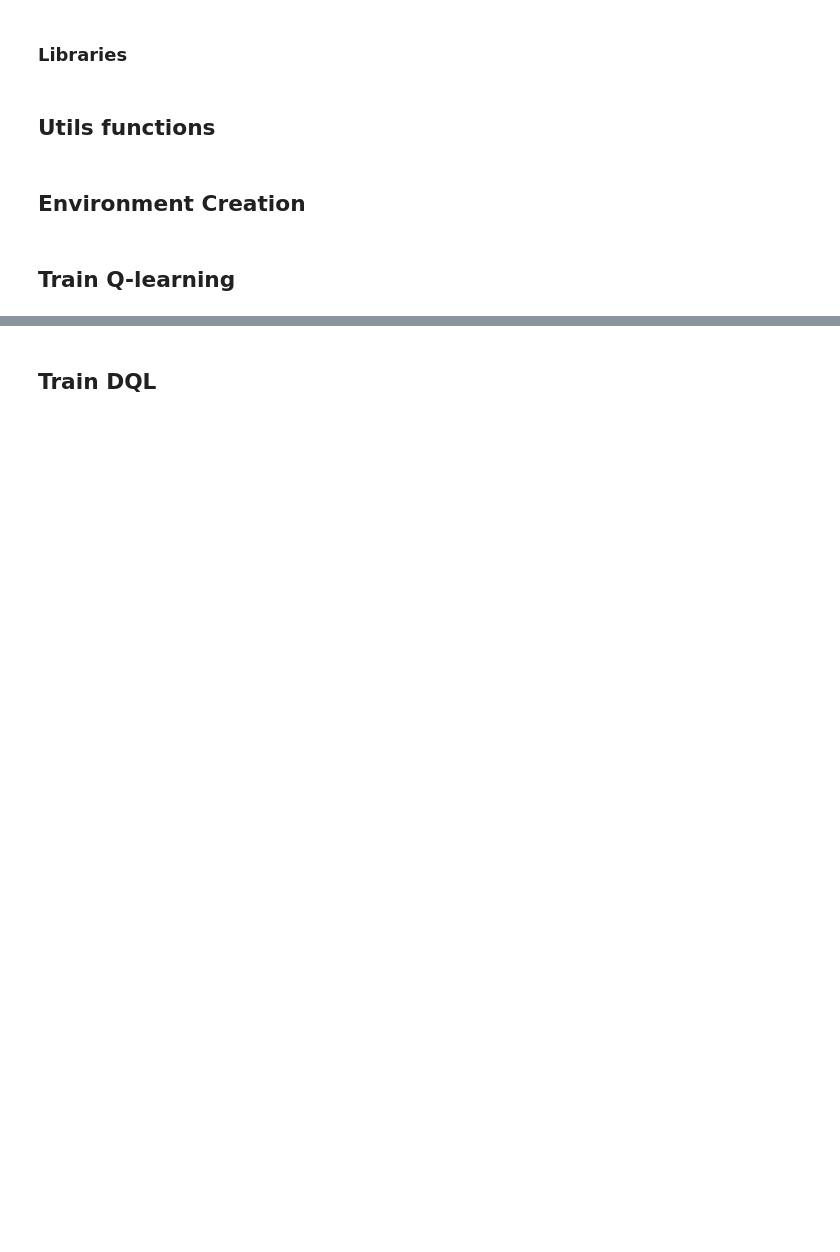
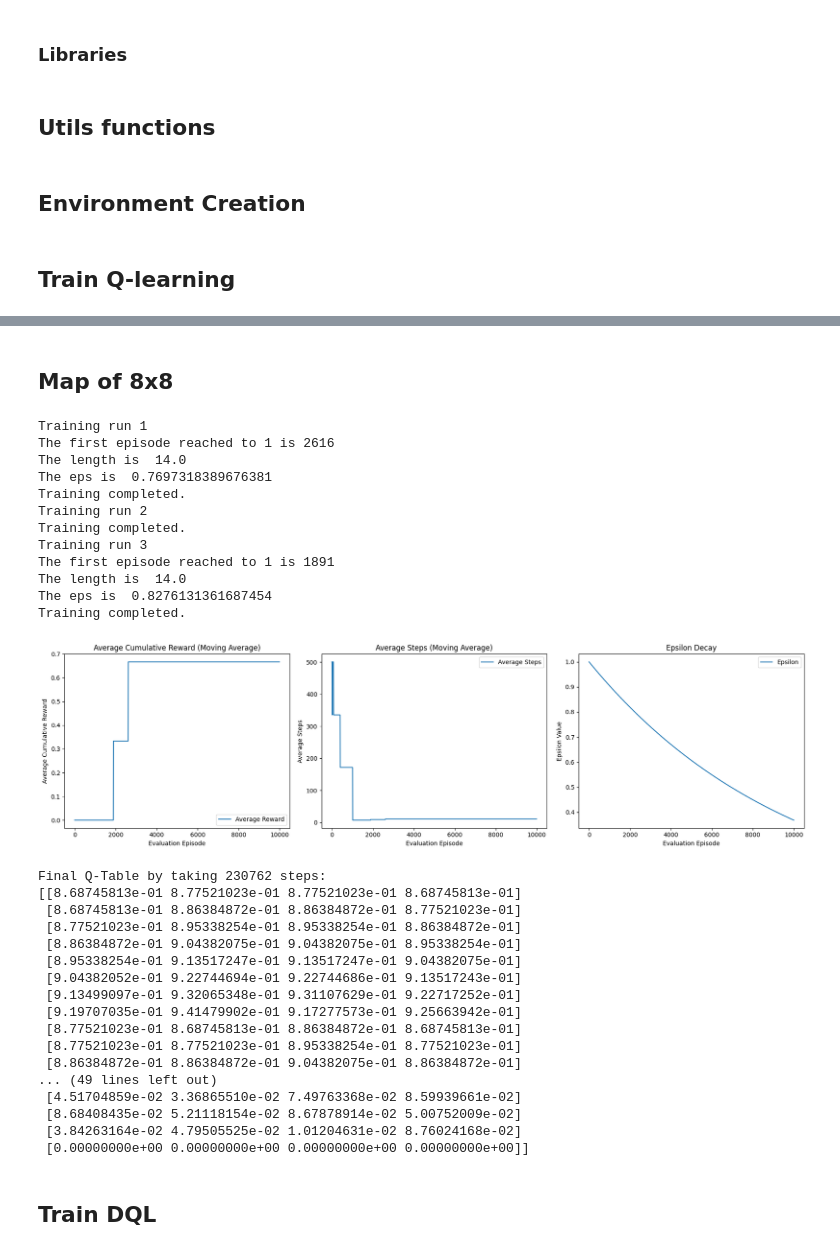
Before and after one commit to mahtabbm/RL_playground, a Jupyter notebook: frozenlake_variants.ipynb, the cells around one changed output, grey strips where cells are left out. Cells and saved outputs as stored; diff of their text form; code cells hidden in the pictures; blank space fills up the shorter version.

```diff
--- a/frozenlake_variants.ipynb
+++ b/frozenlake_variants.ipynb
@@ -237,3 +286,52 @@ Training completed.
+# %% [markdown]
+## Map of 8x8
+# %%
+env = gym.make('FrozenLake-v1', map_name='8x8', is_slippery=False)
+
+num_runs = 3
+all_results = []
+
+for run in range(num_runs):
+    print(f"Training run {run + 1}")
+    q_table, rewards, lengths, epsilons, total_steps = train_q_learing(env, episodes=10000, eval_episodes=1, eval_every=1)
+    all_results.append((rewards, lengths, epsilons))
+
+avg_rewards, avg_lengths, avg_epsilons = average_results(all_results, num_evals=len(all_results[0][0]))
+
+_plot_evaluation(avg_rewards, avg_lengths, avg_epsilons, title="Q-learning FL4x4 (Averaged over 3 runs)", window_size=5)
+print(f"Final Q-Table by taking {total_steps} steps:")
+print(q_table)
+# %% [output]
+Training run 1
+The first episode reached to 1 is 2616
+The length is  14.0
+The eps is  0.7697318389676381
+Training completed.
+Training run 2
+Training completed.
+Training run 3
+The first episode reached to 1 is 1891
+The length is  14.0
+The eps is  0.8276131361687454
+Training completed.
+[figure, added]
+Final Q-Table by taking 230762 steps:
+[[8.68745813e-01 8.77521023e-01 8.77521023e-01 8.68745813e-01]
+ [8.68745813e-01 8.86384872e-01 8.86384872e-01 8.77521023e-01]
+ [8.77521023e-01 8.95338254e-01 8.95338254e-01 8.86384872e-01]
+ [8.86384872e-01 9.04382075e-01 9.04382075e-01 8.95338254e-01]
+ [8.95338254e-01 9.13517247e-01 9.13517247e-01 9.04382075e-01]
+ [9.04382052e-01 9.22744694e-01 9.22744686e-01 9.13517243e-01]
+ [9.13499097e-01 9.32065348e-01 9.31107629e-01 9.22717252e-01]
+ [9.19707035e-01 9.41479902e-01 9.17277573e-01 9.25663942e-01]
+ [8.77521023e-01 8.68745813e-01 8.86384872e-01 8.68745813e-01]
+ [8.77521023e-01 8.77521023e-01 8.95338254e-01 8.77521023e-01]
+ [8.86384872e-01 8.86384872e-01 9.04382075e-01 8.86384872e-01]
+... (49 lines left out)
+ [4.51704859e-02 3.36865510e-02 7.49763368e-02 8.59939661e-02]
+ [8.68408435e-02 5.21118154e-02 8.67878914e-02 5.00752009e-02]
+ [3.84263164e-02 4.79505525e-02 1.01204631e-02 8.76024168e-02]
+ [0.00000000e+00 0.00000000e+00 0.00000000e+00 0.00000000e+00]]
 # %% [markdown]
 ## Train DQL
 # %%
```
Also changed, not shown: parts of 20 cells of this notebook, 1 other file.
